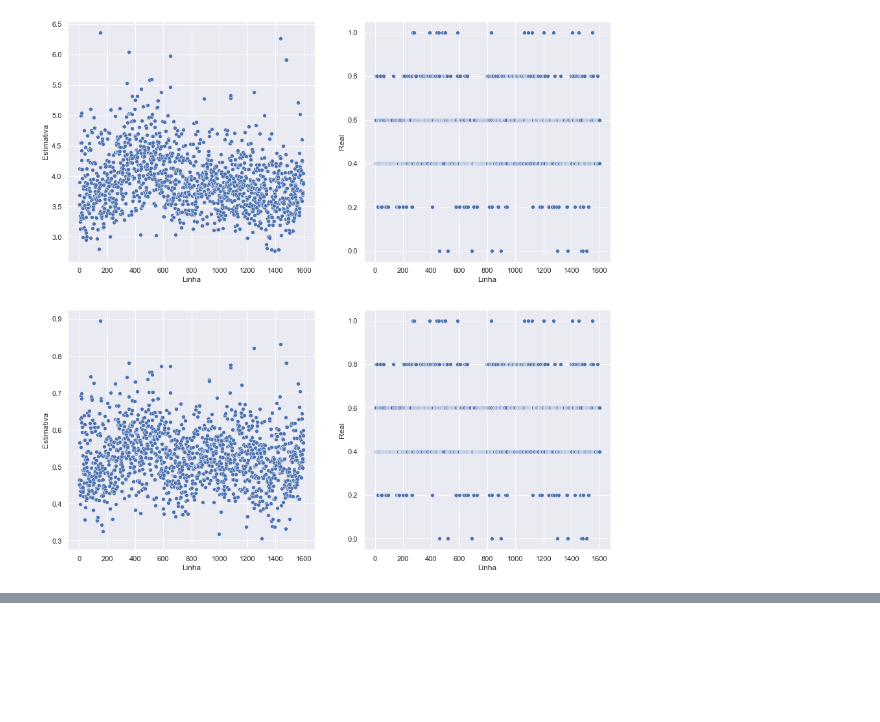
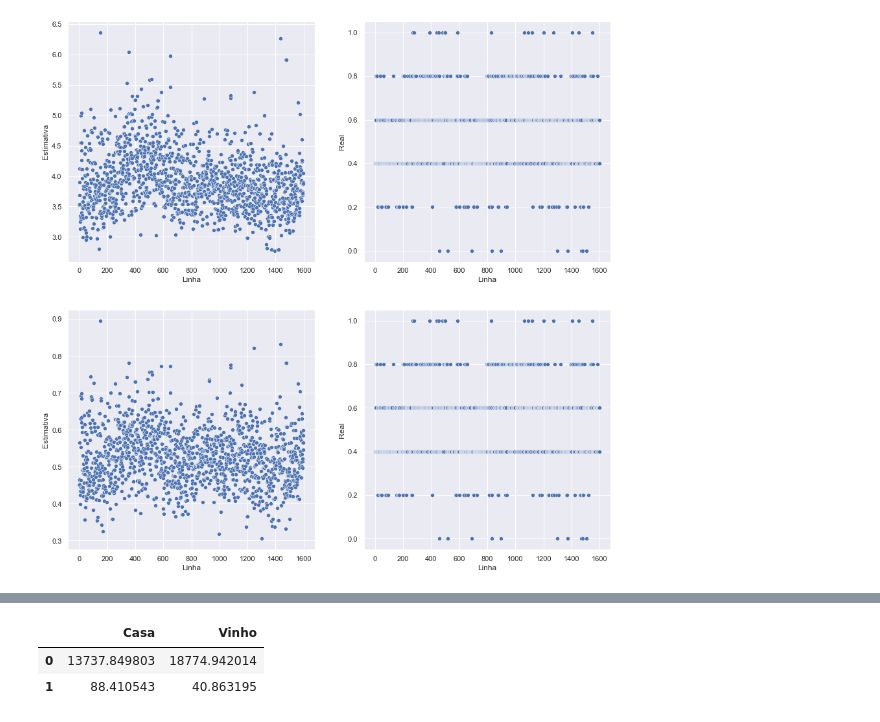
Before and after one commit to smcgustavo/Gradient-descent, a Jupyter notebook: Gradiente Descendente.ipynb, the cells around one changed output, grey strips where cells are left out. Saved outputs shown, nothing was run; the diff lists cells and outputs as text; code cells hidden in the pictures; blank space fills up the shorter version.

```diff
--- a/Gradiente Descendente.ipynb
+++ b/Gradiente Descendente.ipynb
@@ -99,6 +99,8 @@ def gradiente (iteracoes, alpha, beta, x, y, theta):
 ### Usando a função e pegando as informações
 # %%
 thetas, eixo_x, eixo_y = gradiente(iteracoes = 500, alpha = 0.7, beta = 0.1,x = matriz_x, y = vetor_y, theta = thetas)
+# %%
+casas = np.array([custo_total(matriz_x, np.ones(shape= thetas.shape[0], dtype= float), vetor_y), custo_total(matriz_x, thetas, vetor_y)])
 # %% [markdown]
 ### Criando DataFrames para gerar os gráficos
 # %%
@@ -169,4 +173,4 @@ vetor_y_v = (vetor_y_v - vetor_y_v.min()) / (vetor_y_v.max() - vetor_y_v.min())
 #Obtendo o número de thetas - 1
 tamanho = matriz_x_v.shape[1]
 #Criando thetas em valor padrão
-thetas = np.ones(shape= tamanho + 1,dtype=float)
+thetas_v = np.ones(shape= tamanho + 1, dtype=float)
@@ -173,5 +179,7 @@ thetas = np.ones(shape= tamanho + 1,dtype=float)
 # %%
-thetas, eixo_x_v, eixo_y_v = gradiente(iteracoes = 500, alpha = 0.2, beta = 0.1,x = matriz_x_v, y = vetor_y_v, theta = thetas)
+thetas_v, eixo_x_v, eixo_y_v = gradiente(iteracoes = 500, alpha = 0.2, beta = 0.1,x = matriz_x_v, y = vetor_y_v, theta = thetas_v)
+# %%
+vinhos = np.array([custo_total(matriz_x_v, np.ones(thetas_v.shape[0]), vetor_y_v), custo_total(matriz_x_v, thetas_v, vetor_y_v)])
 # %%
 #Dicionários para gerar os dataframes
 dicionario_v = {"Iteração" : eixo_x_v, "Custo Total" : eixo_y_v}
@@ -210,0 +228,7 @@ sns.scatterplot(data=dados_grafico4_v, x="Linha", y="Real", ax=axes[1,1])
+# %%
+resultados = {"Casa" : casas, "Vinho" : vinhos}
+pd.DataFrame(resultados)
+# %% [output]
+|  | Casa | Vinho |
+| 0 | 13737.849803 | 18774.942014 |
+| 1 | 88.410543 | 40.863195 |
```
Also changed, not shown: parts of 6 cells of this notebook, 1 other file.
